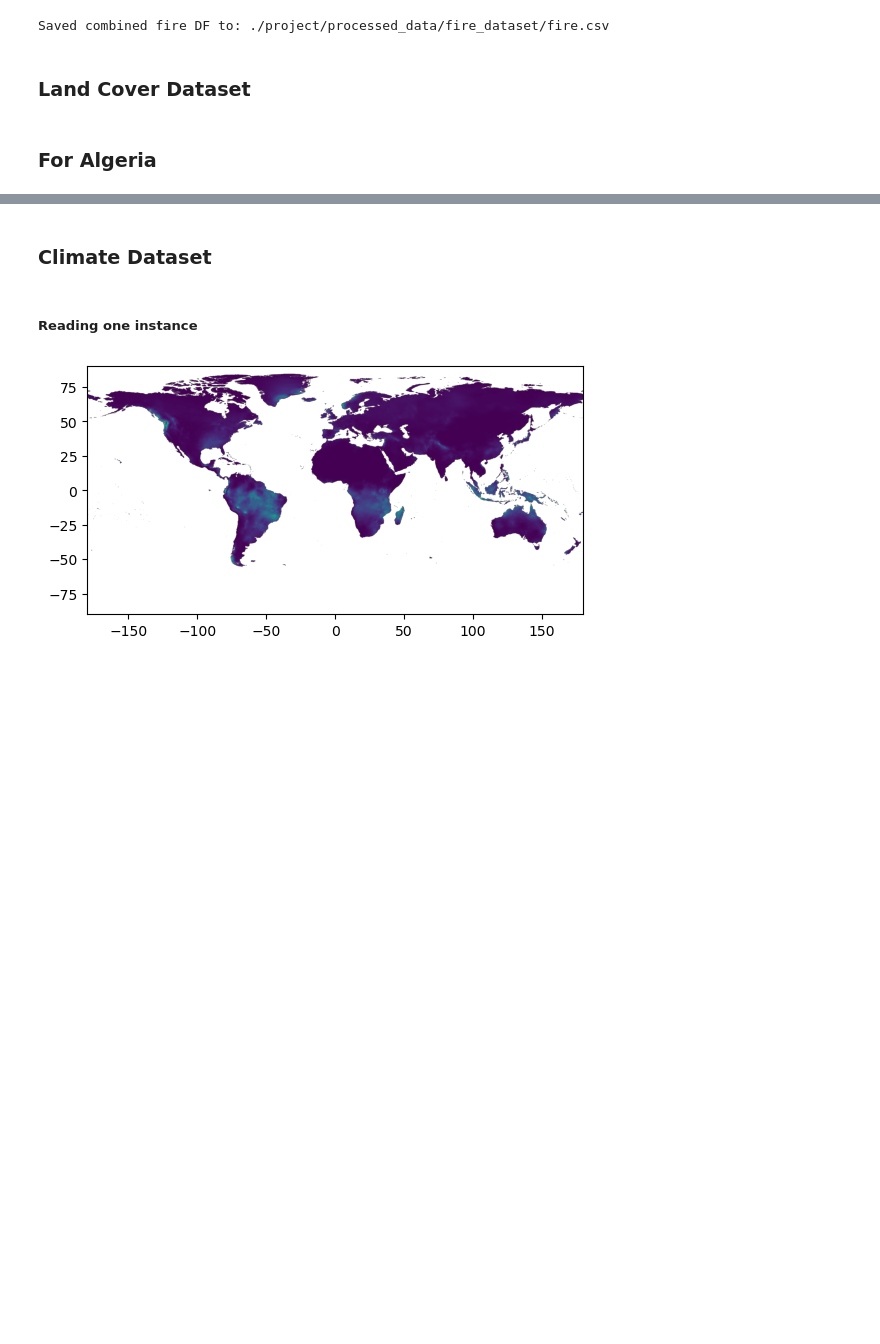
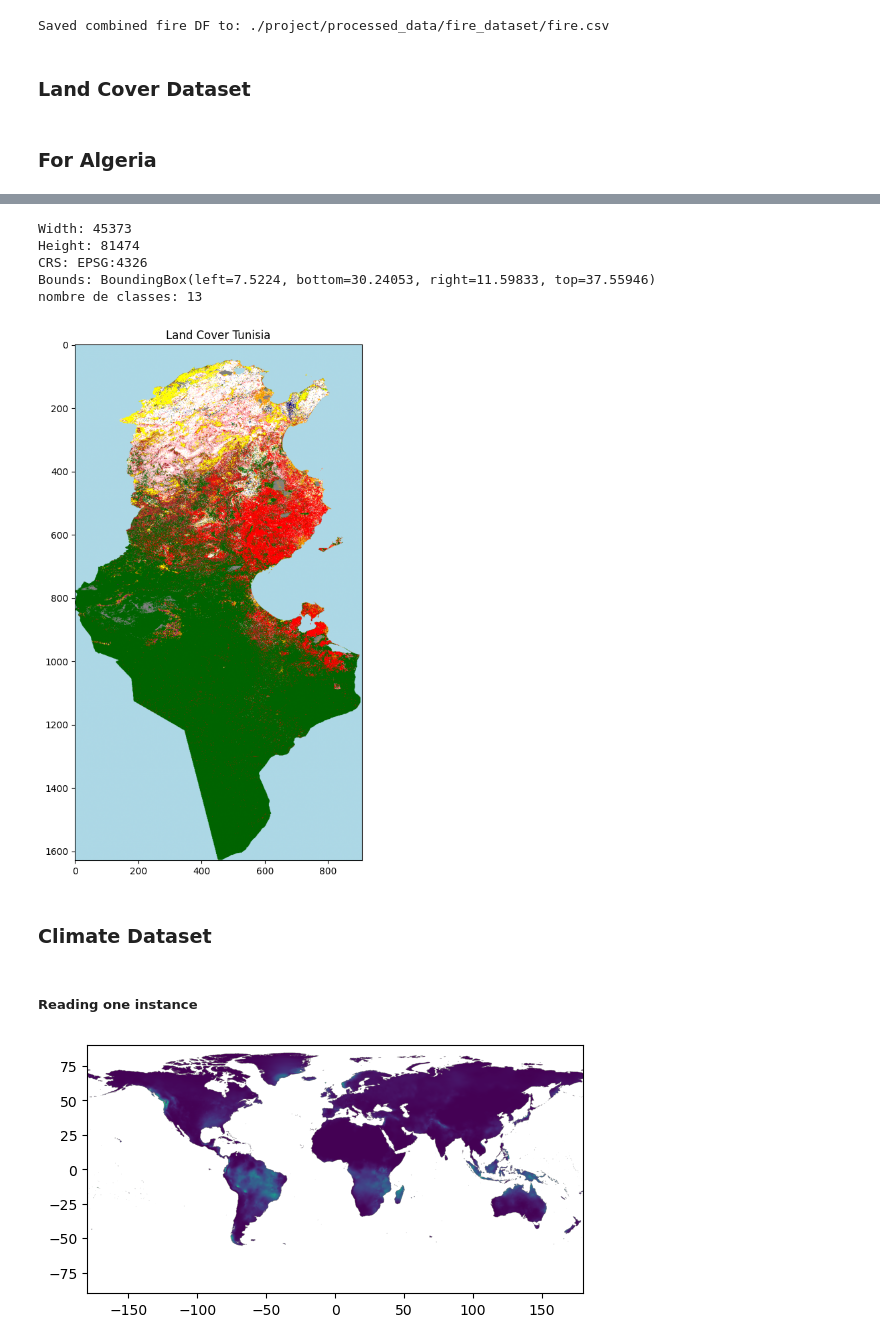
Before and after one commit to b-fatma/S2I-DM, a Jupyter notebook: main.ipynb, the cells around one changed output, grey strips where cells are left out. Drawn from its saved outputs; the diff is of its cells as text; code cells hidden in the pictures; blank space fills up the shorter version.

```diff
--- a/main.ipynb
+++ b/main.ipynb
@@ -171,3 +242,48 @@ memory usage: 11.8+ MB
+# %%
+#land cover Tunisia
+import rasterio
+from rasterio.windows import Window
+import numpy as np
+import matplotlib.pyplot as plt
+
+from matplotlib.colors import ListedColormap,BoundaryNorm
+# Path to your file
+landcover_tn_filepath=os.path.join(data_folder, data_files["landcover_tn"])
+
+colors = [
+    "lightblue", "green", "darkgreen", "yellow", "orange", "brown",
+    "red", "pink", "purple", "grey", "darkblue", "beige", "white"
+]
+cmap = ListedColormap(colors)
+with rasterio.open(landcover_tn_filepath) as src:
+    print("Width:", src.width)
+    print("Height:", src.height)
+    print("CRS:", src.crs)
+    print("Bounds:", src.bounds)
+
+        # Lire les données
+    data = src.read(1,out_shape=(int(src.height/50), int(src.width/50)))
+     # Masquer les valeurs nulles si besoin
+
+    data = np.ma.masked_where(data == 0, data)
+
+    # Trouver les valeurs uniques (classes)
+    classes = np.unique(data)
+    print("nombre de classes:", len(classes))
+    norm = BoundaryNorm(boundaries=np.append(classes, classes[-1]+1), ncolors=len(classes))
+
+    # plot Tunisia land cover
+    plt.figure(figsize=(10, 10))
+    plt.imshow(data, cmap=cmap,norm=norm)  # tu peux changer la colormap
+    plt.title("Land Cover Tunisia")
+    plt.show()
+# %% [output]
+Width: 45373
+Height: 81474
+CRS: EPSG:4326
+Bounds: BoundingBox(left=7.5224, bottom=30.24053, right=11.59833, top=37.55946)
+nombre de classes: 13
+[figure, added]
 # %% [markdown]
 ### Climate Dataset
 # %% [markdown]
```
Also changed, not shown: parts of 6 cells of this notebook.
